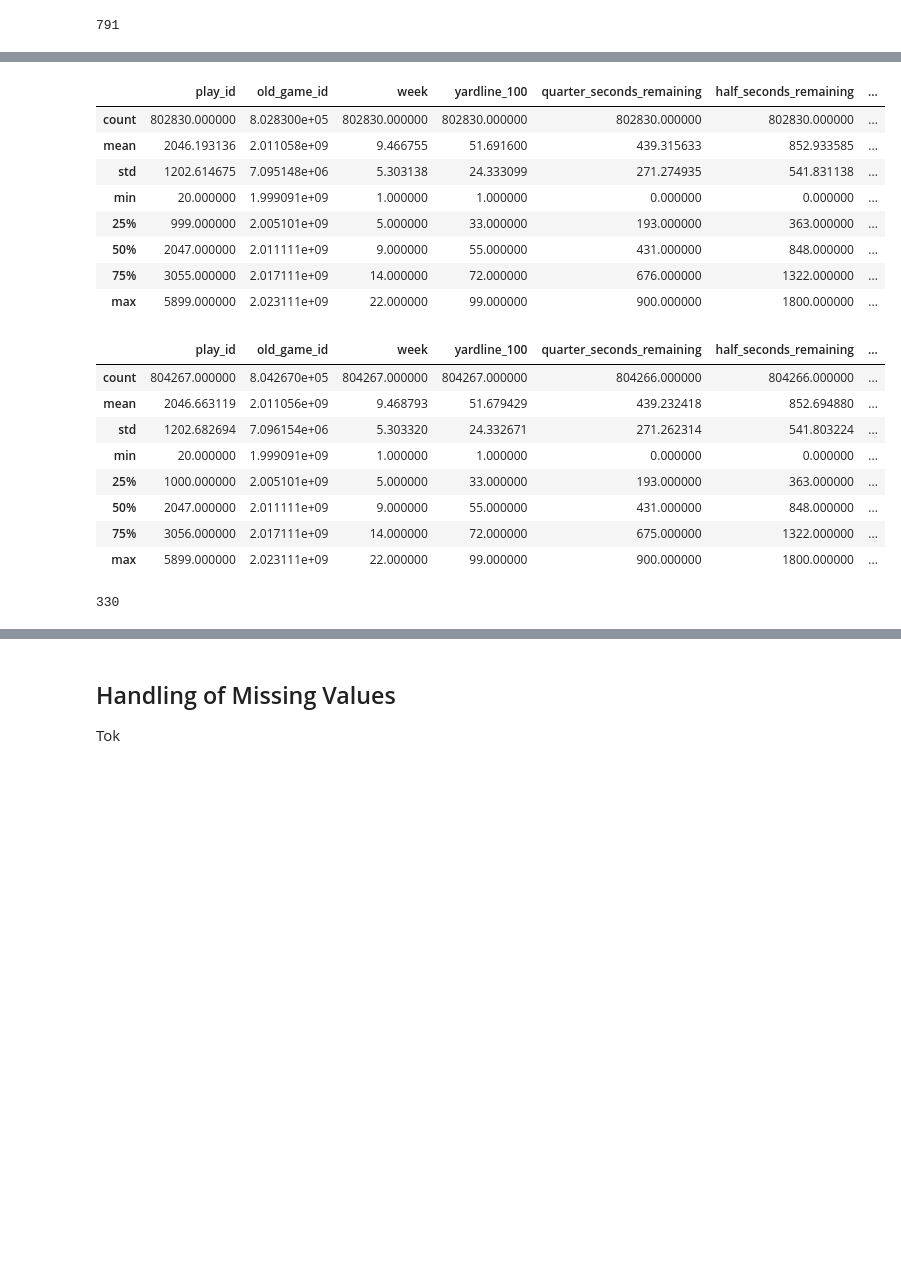
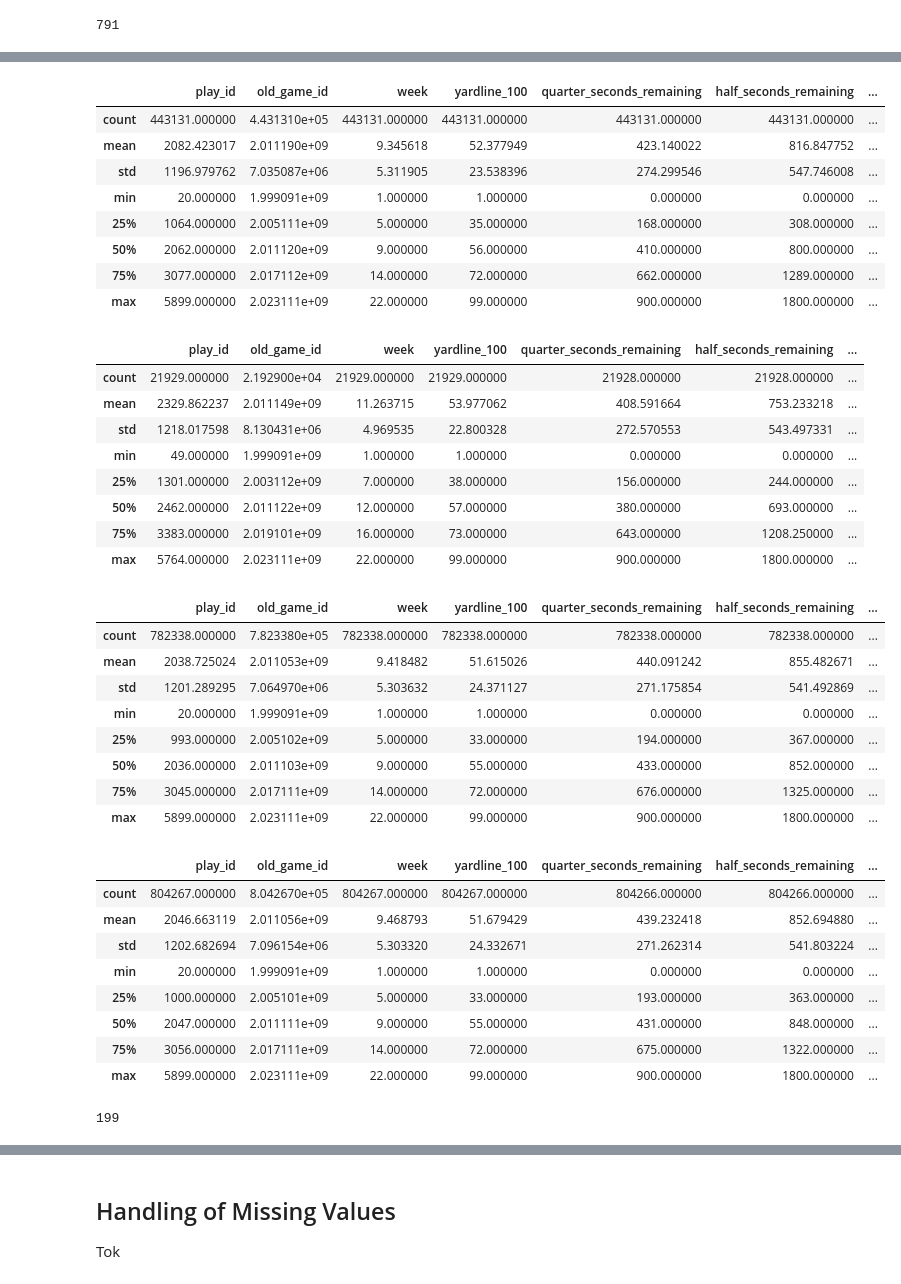
Before and after one commit to MatthiasBiermanns/NFL_play_prediction, a Jupyter notebook: preprocessing_documentation.ipynb, the cells around one changed output, grey strips where cells are left out. Cells and saved outputs as stored; diff of their text form; code cells hidden in the pictures; blank space fills up the shorter version.

Commit message:
exclude passers with less than 224 passes

```diff
--- a/preprocessing_documentation.ipynb
+++ b/preprocessing_documentation.ipynb
@@ -162,45 +238,69 @@ len(list(combined_df["passer_id"].unique()))
 # %%
 # Erstelle eine Maske für 'pass_type' == 'pass'
 pass_mask = combined_df['play_type'] == 'pass'
 
 # Filtere den DataFrame, um nur die 'pass'-Einträge zu erhalten
 pass_plays_df = combined_df[pass_mask]
 
 # Zähle die Anzahl der Pass-Einträge pro Passer und Spiel
-passer_game_counts = pass_plays_df.groupby(['passer_id', 'game_id']).size().reset_index(name='count')
+passer_game_counts = pass_plays_df.groupby(['passer_id', 'season']).size().reset_index(name='count')
 
 # Filtere die Passer, die in mindestens einem Spiel 14 Pässe geworfen haben
-passers_with_14_passes = set(passer_game_counts[passer_game_counts['count'] >= 14]['passer_id'])
+passers_with_14_passes = set(passer_game_counts[passer_game_counts['count'] >= 224]['passer_id'])
 
 # Filtere die 'pass'-Einträge, bei denen die passer_id nicht in passers_with_14_passes ist
 filtered_pass_plays_df = pass_plays_df[pass_plays_df['passer_id'].isin(passers_with_14_passes)]
+filtered_nopass_plays_df = pass_plays_df[~pass_plays_df['passer_id'].isin(passers_with_14_passes)]
+
+
+display(filtered_pass_plays_df.describe())
+display(filtered_nopass_plays_df.describe())
+
 
 # Füge die 'run'-Einträge wieder hinzu
 filtered_df = pd.concat([combined_df[~pass_mask], filtered_pass_plays_df])
 
 # Ergebnis anzeigen
 pd.set_option("display.max_columns", None)
 
 display(filtered_df.describe())
 display(combined_df.describe())
 print(len(passers_with_14_passes))
 # %% [output]
 |  | play_id | old_game_id | week | yardline_100 | quarter_seconds_remaining | half_seconds_remaining | ... |
-| count | 802830.000000 | 8.028300e+05 | 802830.000000 | 802830.000000 | 802830.000000 | 802830.000000 | ... |
-| mean | 2046.193136 | 2.011058e+09 | 9.466755 | 51.691600 | 439.315633 | 852.933585 | ... |
-| std | 1202.614675 | 7.095148e+06 | 5.303138 | 24.333099 | 271.274935 | 541.831138 | ... |
+| count | 443131.000000 | 4.431310e+05 | 443131.000000 | 443131.000000 | 443131.000000 | 443131.000000 | ... |
+| mean | 2082.423017 | 2.011190e+09 | 9.345618 | 52.377949 | 423.140022 | 816.847752 | ... |
+| std | 1196.979762 | 7.035087e+06 | 5.311905 | 23.538396 | 274.299546 | 547.746008 | ... |
 | min | 20.000000 | 1.999091e+09 | 1.000000 | 1.000000 | 0.000000 | 0.000000 | ... |
-| 25% | 999.000000 | 2.005101e+09 | 5.000000 | 33.000000 | 193.000000 | 363.000000 | ... |
-| 50% | 2047.000000 | 2.011111e+09 | 9.000000 | 55.000000 | 431.000000 | 848.000000 | ... |
-| 75% | 3055.000000 | 2.017111e+09 | 14.000000 | 72.000000 | 676.000000 | 1322.000000 | ... |
+| 25% | 1064.000000 | 2.005111e+09 | 5.000000 | 35.000000 | 168.000000 | 308.000000 | ... |
+| 50% | 2062.000000 | 2.011120e+09 | 9.000000 | 56.000000 | 410.000000 | 800.000000 | ... |
+| 75% | 3077.000000 | 2.017112e+09 | 14.000000 | 72.000000 | 662.000000 | 1289.000000 | ... |
 | max | 5899.000000 | 2.023111e+09 | 22.000000 | 99.000000 | 900.000000 | 1800.000000 | ... |
 |  | play_id | old_game_id | week | yardline_100 | quarter_seconds_remaining | half_seconds_remaining | ... |
-| count | 804267.000000 | 8.042670e+05 | 804267.000000 | 804267.000000 | 804266.000000 | 804266.000000 | ... |
-| mean | 2046.663119 | 2.011056e+09 | 9.468793 | 51.679429 | 439.232418 | 852.694880 | ... |
-| std | 1202.682694 | 7.096154e+06 | 5.303320 | 24.332671 | 271.262314 | 541.803224 | ... |
-| min | 20.000000 | 1.999091e+09 | 1.000000 | 1.000000 | 0.000000 | 0.000000 | ... |
-| 25% | 1000.000000 | 2.005101e+09 | 5.000000 | 33.000000 | 193.000000 | 363.000000 | ... |
-| 50% | 2047.000000 | 2.011111e+09 | 9.000000 | 55.000000 | 431.000000 | 848.000000 | ... |
-| 75% | 3056.000000 | 2.017111e+09 | 14.000000 | 72.000000 | 675.000000 | 1322.000000 | ... |
-| max | 5899.000000 | 2.023111e+09 | 22.000000 | 99.000000 | 900.000000 | 1800.000000 | ... |
+| count | 21929.000000 | 2.192900e+04 | 21929.000000 | 21929.000000 | 21928.000000 | 21928.000000 | ... |
+| mean | 2329.862237 | 2.011149e+09 | 11.263715 | 53.977062 | 408.591664 | 753.233218 | ... |
+| std | 1218.017598 | 8.130431e+06 | 4.969535 | 22.800328 | 272.570553 | 543.497331 | ... |
+| min | 49.000000 | 1.999091e+09 | 1.000000 | 1.000000 | 0.000000 | 0.000000 | ... |
+| 25% | 1301.000000 | 2.003112e+09 | 7.000000 | 38.000000 | 156.000000 | 244.000000 | ... |
+| 50% | 2462.000000 | 2.011122e+09 | 12.000000 | 57.000000 | 380.000000 | 693.000000 | ... |
+| 75% | 3383.000000 | 2.019101e+09 | 16.000000 | 73.000000 | 643.000000 | 1208.250000 | ... |
+| max | 5764.000000 | 2.023111e+09 | 22.000000 | 99.000000 | 900.000000 | 1800.000000 | ... |
+|  | play_id | old_game_id | week | yardline_100 | quarter_seconds_remaining | half_seconds_remaining | ... |
+| count | 782338.000000 | 7.823380e+05 | 782338.000000 | 782338.000000 | 782338.000000 | 782338.000000 | ... |
+| mean | 2038.725024 | 2.011053e+09 | 9.418482 | 51.615026 | 440.091242 | 855.482671 | ... |
+| std | 1201.289295 | 7.064970e+06 | 5.303632 | 24.371127 | 271.175854 | 541.492869 | ... |
+| min | 20.000000 | 1.999091e+09 | 1.000000 | 1.000000 | 0.000000 | 0.000000 | ... |
+| 25% | 993.000000 | 2.005102e+09 | 5.000000 | 33.000000 | 194.000000 | 367.000000 | ... |
+| 50% | 2036.000000 | 2.011103e+09 | 9.000000 | 55.000000 | 433.000000 | 852.000000 | ... |
+| 75% | 3045.000000 | 2.017111e+09 | 14.000000 | 72.000000 | 676.000000 | 1325.000000 | ... |
+| max | 5899.000000 | 2.023111e+09 | 22.000000 | 99.000000 | 900.000000 | 1800.000000 | ... |
+|  | play_id | old_game_id | week | yardline_100 | quarter_seconds_remaining | half_seconds_remaining | ... |
+| count | 804267.000000 | 8.042670e+05 | 804267.000000 | 804267.000000 | 804266.000000 | 804266.000000 | ... |
+| mean | 2046.663119 | 2.011056e+09 | 9.468793 | 51.679429 | 439.232418 | 852.694880 | ... |
+| std | 1202.682694 | 7.096154e+06 | 5.303320 | 24.332671 | 271.262314 | 541.803224 | ... |
+| min | 20.000000 | 1.999091e+09 | 1.000000 | 1.000000 | 0.000000 | 0.000000 | ... |
+| 25% | 1000.000000 | 2.005101e+09 | 5.000000 | 33.000000 | 193.000000 | 363.000000 | ... |
+| 50% | 2047.000000 | 2.011111e+09 | 9.000000 | 55.000000 | 431.000000 | 848.000000 | ... |
+| 75% | 3056.000000 | 2.017111e+09 | 14.000000 | 72.000000 | 675.000000 | 1322.000000 | ... |
+| max | 5899.000000 | 2.023111e+09 | 22.000000 | 99.000000 | 900.000000 | 1800.000000 | ... |
-330
+199
```
Also changed, not shown: parts of 4 cells of this notebook.
